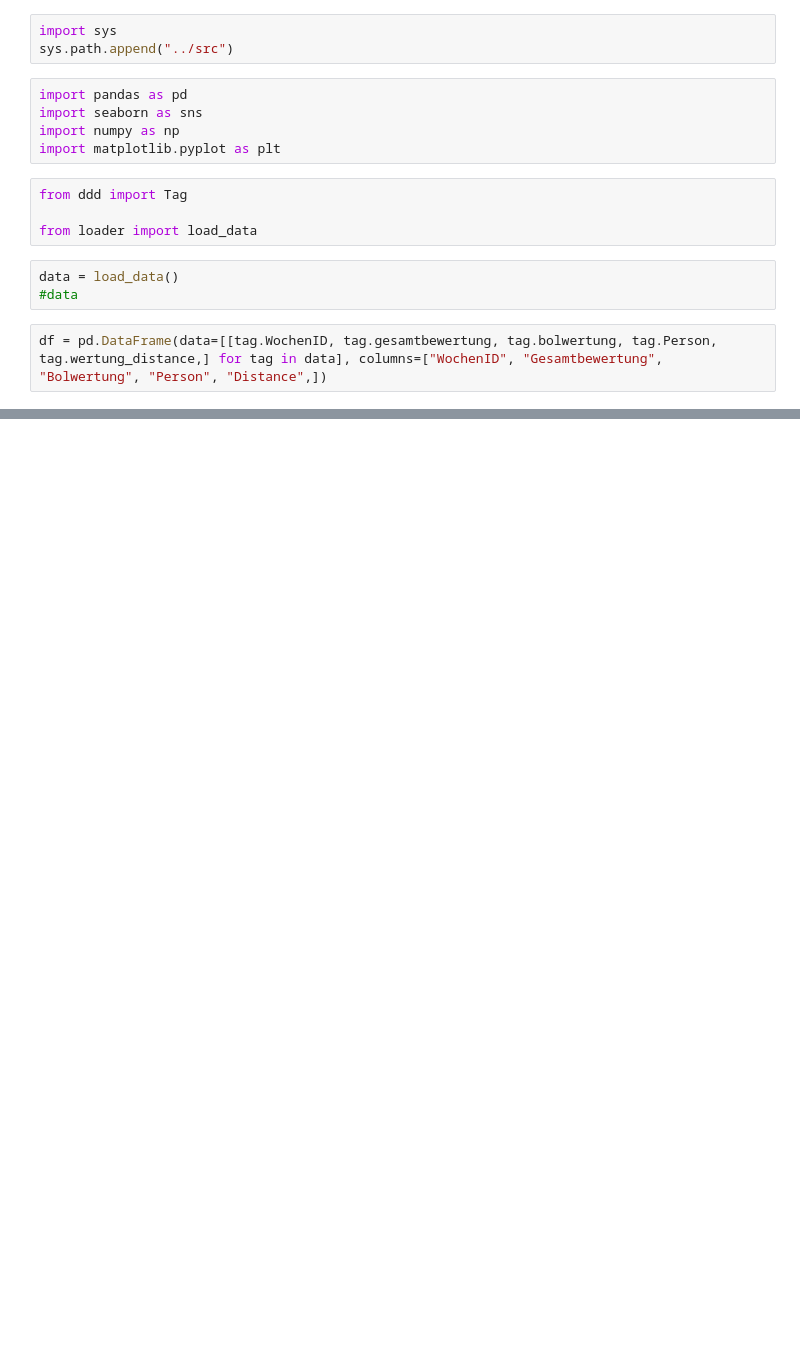
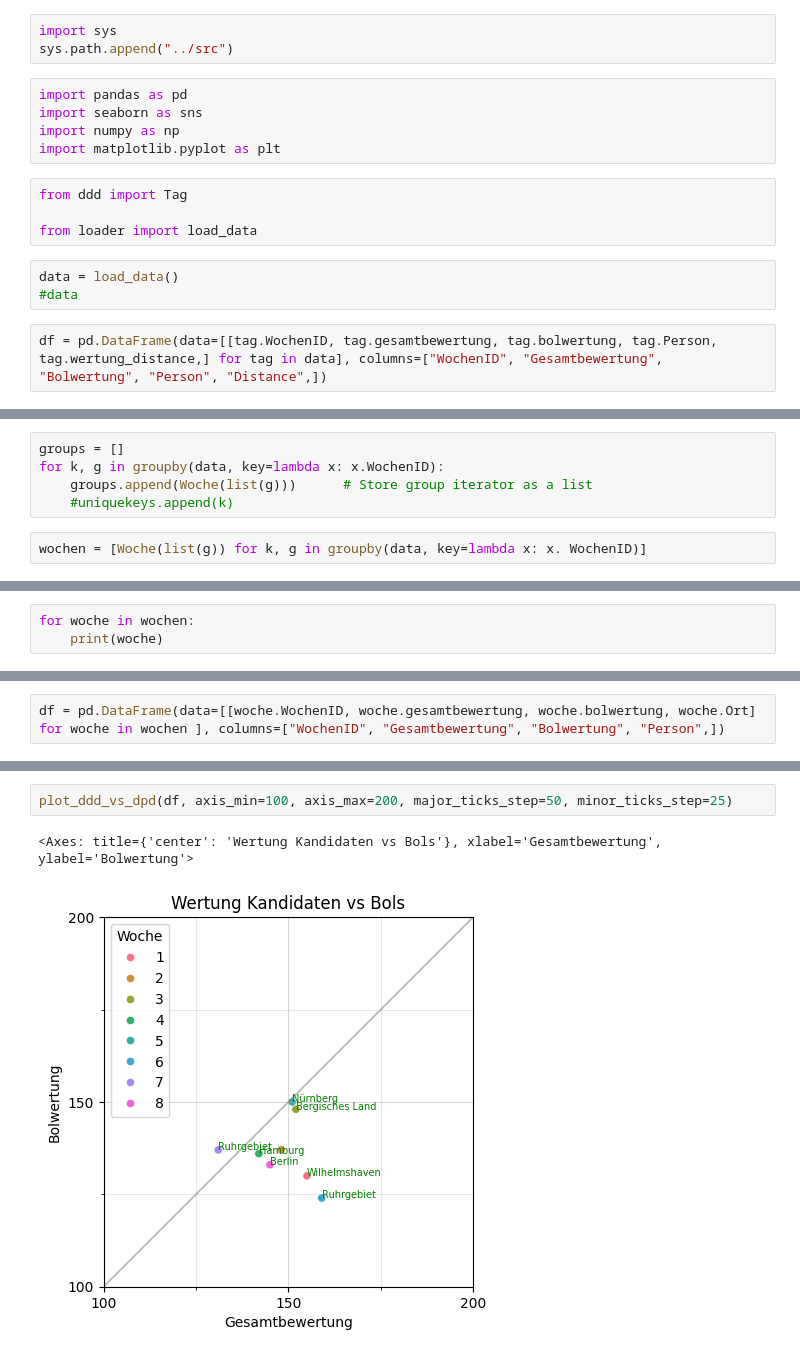
Before and after one commit to whiskyheat/ddd-dpd, a Jupyter notebook: notebooks/test.ipynb, the cells around one changed output, grey strips where cells are left out. Saved outputs shown, nothing was run; the diff lists cells and outputs as text; blank space fills up the shorter version.

```diff
--- a/notebooks/test.ipynb
+++ b/notebooks/test.ipynb
@@ -77,0 +133,7 @@ plot = plot_ddd_vs_dpd(df, axis_min=None)
+# %%
+groups = []
+for k, g in groupby(data, key=lambda x: x.WochenID):
+    groups.append(Woche(list(g)))      # Store group iterator as a list
+    #uniquekeys.append(k)
+# %%
+wochen = [Woche(list(g)) for k, g in groupby(data, key=lambda x: x. WochenID)]
@@ -77,0 +151,3 @@ plot = plot_ddd_vs_dpd(df, axis_min=None)
+# %%
+for woche in wochen:
+    print(woche)
@@ -77,0 +163,2 @@ plot = plot_ddd_vs_dpd(df, axis_min=None)
+# %%
+df = pd.DataFrame(data=[[woche.WochenID, woche.gesamtbewertung, woche.bolwertung, woche.Ort] for woche in wochen ], columns=["WochenID", "Gesamtbewertung", "Bolwertung", "Person",])
@@ -77,0 +177,5 @@ plot = plot_ddd_vs_dpd(df, axis_min=None)
+# %%
+plot_ddd_vs_dpd(df, axis_min=100, axis_max=200, major_ticks_step=50, minor_ticks_step=25)
+# %% [output]
+<Axes: title={'center': 'Wertung Kandidaten vs Bols'}, xlabel='Gesamtbewertung', ylabel='Bolwertung'>
+[figure, added]
```
Also changed, not shown: parts of 9 cells of this notebook, 2 other files.
